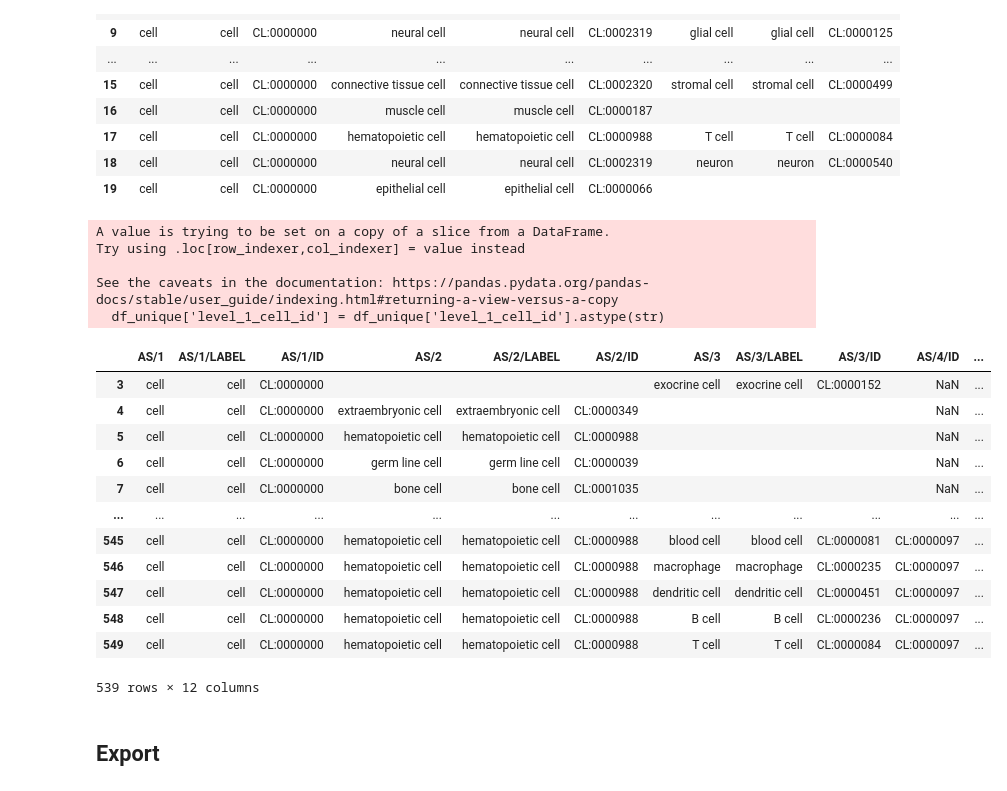
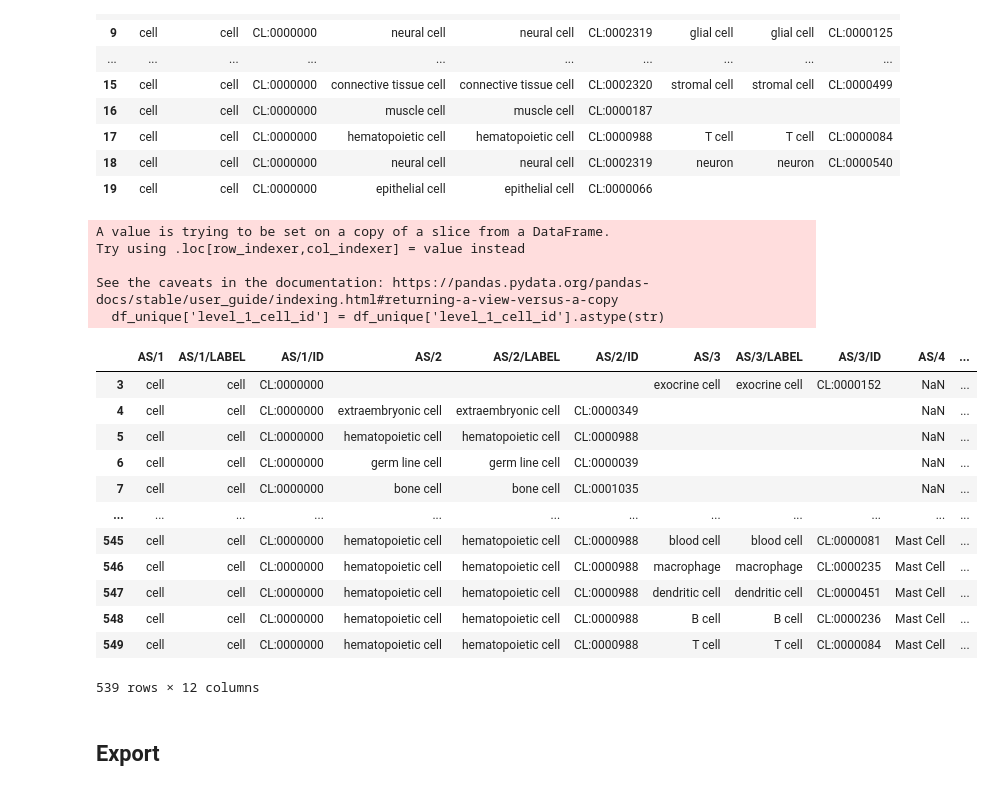
Before and after one commit to cns-iu/hra-pop-notebooks, a Jupyter notebook: ctann-tree/ctann_tree_vis.ipynb, the cells around one changed output. Saved outputs shown, nothing was run; the diff lists cells and outputs as text; code cells hidden in the pictures.

```diff
--- a/ctann-tree/ctann_tree_vis.ipynb
+++ b/ctann-tree/ctann_tree_vis.ipynb
@@ -273,50 +273,45 @@ for _, row in df_unique.iterrows():
     mask = (df_slim['AS/2/ID'] == level_1_cell_id) | (df_slim['AS/3/ID'] == level_1_cell_id)
     matching_rows = df_slim[mask].copy()
 
     if not matching_rows.empty:
         matching_rows['AS/4'] = str(row['cell_label'])
         matching_rows['AS/4/LABEL'] = str(row['cell_label'])
         matching_rows['AS/4/ID'] = str(row['cell_id'])
         df_slim_result = pd.concat([df_slim_result, matching_rows], ignore_index=True)
 
 # Remove original rows in df_slim if there was at least one match
 # Step 1: Identify matched cell IDs
 matched_ids = set(df_slim_result['AS/4/ID'].dropna().astype(str))
 
 # Step 2: Remove original rows (no AS/4/ID) that matched either AS/2/ID or AS/3/ID
 df_slim_result = df_slim_result[
     ~(
         df_slim_result['AS/4/ID'].isna() & (
             df_slim_result['AS/2/ID'].isin(matched_ids) |
             df_slim_result['AS/3/ID'].isin(matched_ids)
         )
     )
 ]
 
-# reorder columns
-df_slim_result = df_slim_result[df_slim_result.columns[:-3].tolist() + [df_slim_result.columns[-1]] +
-                                df_slim_result.columns[-3:-1].tolist()]
-
-
 df_slim_result
 # %% [output]
 A value is trying to be set on a copy of a slice from a DataFrame.
 Try using .loc[row_indexer,col_indexer] = value instead
 
 See the caveats in the documentation: https://pandas.pydata.org/pandas-docs/stable/user_guide/indexing.html#returning-a-view-versus-a-copy
   df_unique['level_1_cell_id'] = df_unique['level_1_cell_id'].astype(str)
-|  | AS/1 | AS/1/LABEL | AS/1/ID | AS/2 | AS/2/LABEL | AS/2/ID | AS/3 | AS/3/LABEL | AS/3/ID | AS/4/ID | ... |
+|  | AS/1 | AS/1/LABEL | AS/1/ID | AS/2 | AS/2/LABEL | AS/2/ID | AS/3 | AS/3/LABEL | AS/3/ID | AS/4 | ... |
 | 3 | cell | cell | CL:0000000 |  |  |  | exocrine cell | exocrine cell | CL:0000152 | NaN | ... |
 | 4 | cell | cell | CL:0000000 | extraembryonic cell | extraembryonic cell | CL:0000349 |  |  |  | NaN | ... |
 | 5 | cell | cell | CL:0000000 | hematopoietic cell | hematopoietic cell | CL:0000988 |  |  |  | NaN | ... |
 | 6 | cell | cell | CL:0000000 | germ line cell | germ line cell | CL:0000039 |  |  |  | NaN | ... |
 | 7 | cell | cell | CL:0000000 | bone cell | bone cell | CL:0001035 |  |  |  | NaN | ... |
 | ... | ... | ... | ... | ... | ... | ... | ... | ... | ... | ... | ... |
-| 545 | cell | cell | CL:0000000 | hematopoietic cell | hematopoietic cell | CL:0000988 | blood cell | blood cell | CL:0000081 | CL:0000097 | ... |
-| 546 | cell | cell | CL:0000000 | hematopoietic cell | hematopoietic cell | CL:0000988 | macrophage | macrophage | CL:0000235 | CL:0000097 | ... |
-| 547 | cell | cell | CL:0000000 | hematopoietic cell | hematopoietic cell | CL:0000988 | dendritic cell | dendritic cell | CL:0000451 | CL:0000097 | ... |
-| 548 | cell | cell | CL:0000000 | hematopoietic cell | hematopoietic cell | CL:0000988 | B cell | B cell | CL:0000236 | CL:0000097 | ... |
-| 549 | cell | cell | CL:0000000 | hematopoietic cell | hematopoietic cell | CL:0000988 | T cell | T cell | CL:0000084 | CL:0000097 | ... |
+| 545 | cell | cell | CL:0000000 | hematopoietic cell | hematopoietic cell | CL:0000988 | blood cell | blood cell | CL:0000081 | Mast Cell | ... |
+| 546 | cell | cell | CL:0000000 | hematopoietic cell | hematopoietic cell | CL:0000988 | macrophage | macrophage | CL:0000235 | Mast Cell | ... |
+| 547 | cell | cell | CL:0000000 | hematopoietic cell | hematopoietic cell | CL:0000988 | dendritic cell | dendritic cell | CL:0000451 | Mast Cell | ... |
+| 548 | cell | cell | CL:0000000 | hematopoietic cell | hematopoietic cell | CL:0000988 | B cell | B cell | CL:0000236 | Mast Cell | ... |
+| 549 | cell | cell | CL:0000000 | hematopoietic cell | hematopoietic cell | CL:0000988 | T cell | T cell | CL:0000084 | Mast Cell | ... |
 539 rows × 12 columns
 # %% [markdown]
 ## Export
```
